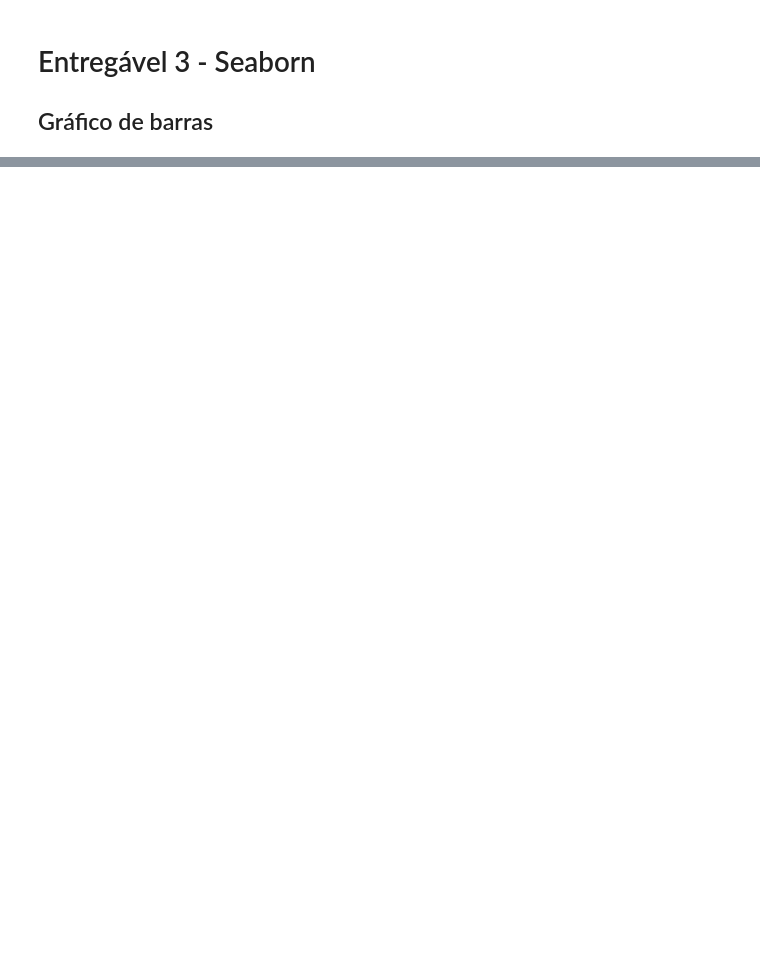
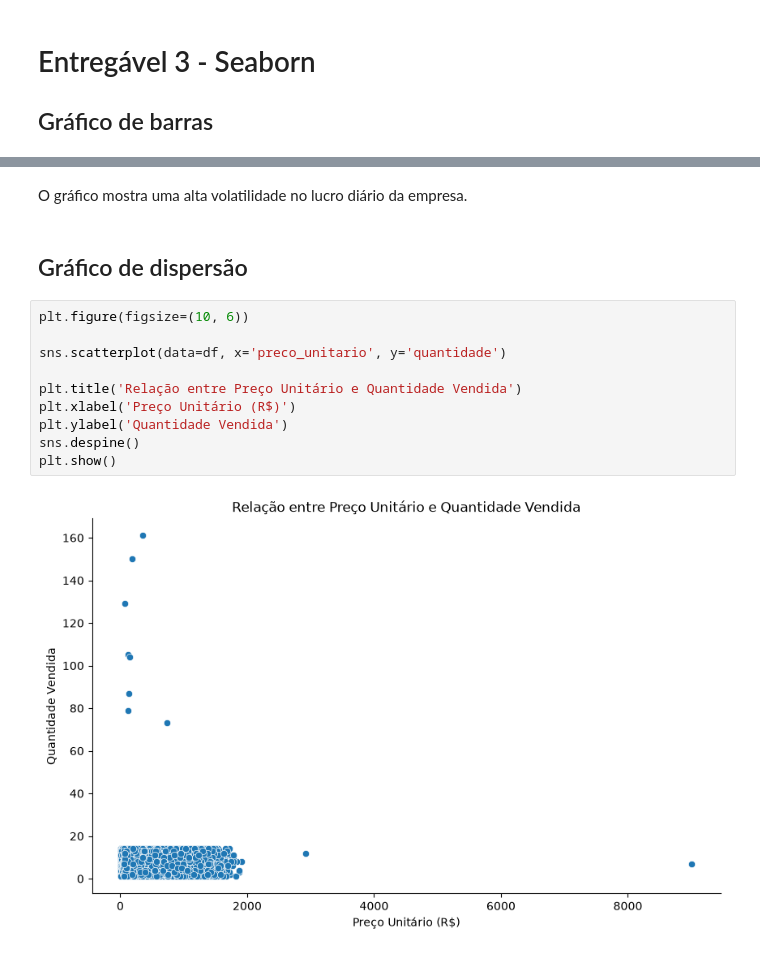
Before and after one commit to UFRJ-Analytica/ufrj-analytica-training, a Jupyter notebook: entregaveis/notebooks/luiz_paulo.ipynb, the cells around one changed output, grey strips where cells are left out. Saved outputs shown, nothing was run; the diff lists cells and outputs as text; blank space fills up the shorter version.

```diff
--- a/entregaveis/notebooks/luiz_paulo.ipynb
+++ b/entregaveis/notebooks/luiz_paulo.ipynb
@@ -111,0 +460,16 @@ A visualização para o lucro médio por mês e vendedor está disponível na se
+# %% [markdown]
+O gráfico mostra uma alta volatilidade no lucro diário da empresa.
+# %% [markdown]
+## Gráfico de dispersão
+# %%
+plt.figure(figsize=(10, 6))
+
+sns.scatterplot(data=df, x='preco_unitario', y='quantidade')
+
+plt.title('Relação entre Preço Unitário e Quantidade Vendida')
+plt.xlabel('Preço Unitário (R$)')
+plt.ylabel('Quantidade Vendida')
+sns.despine()
+plt.show()
+# %% [output]
+[figure, added]
```
Also changed, not shown: parts of 41 cells of this notebook.
